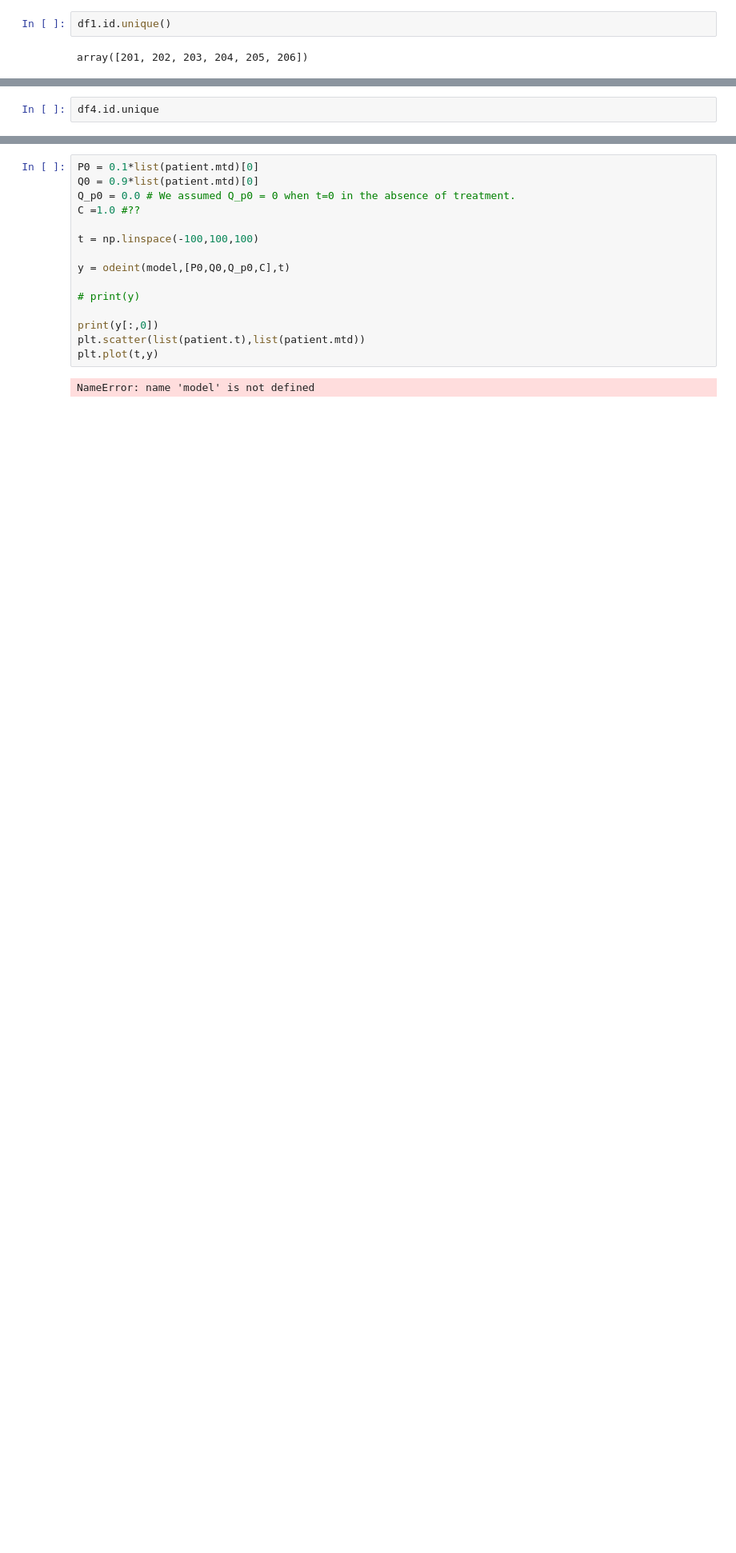
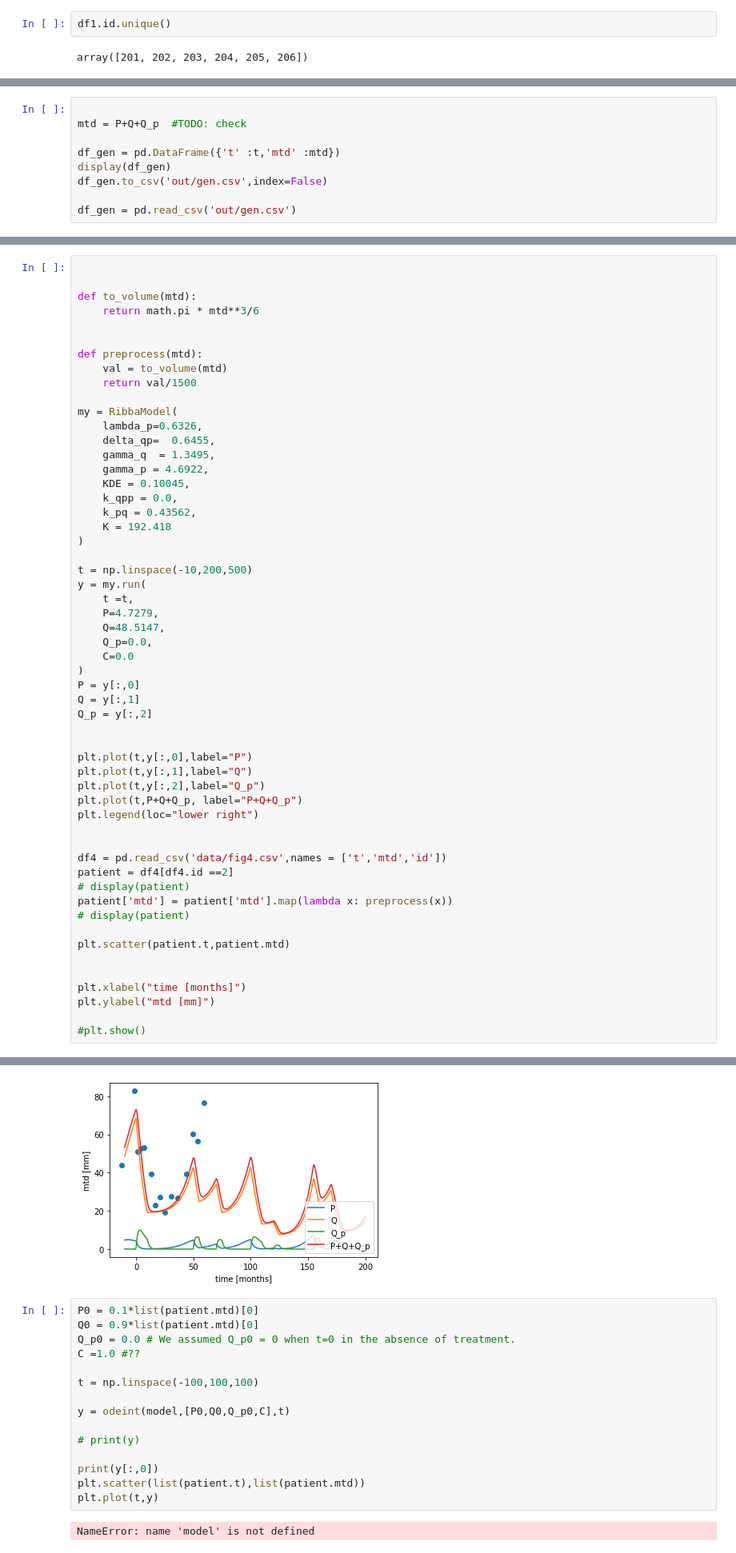
Before and after one commit to sgrzegorz/CancerTherapyPrediction, a Jupyter notebook: model.ipynb, the cells around one changed output, grey strips where cells are left out. Shown at 80% size. Drawn from its saved outputs; the diff is of its cells as text; blank space fills up the shorter version.

```diff
--- a/model.ipynb
+++ b/model.ipynb
@@ -166,3 +165,10 @@ plt.show()
 # %%
-df4.id.unique
+
+mtd = P+Q+Q_p  #TODO: check
+
+df_gen = pd.DataFrame({'t' :t,'mtd' :mtd})
+display(df_gen)
+df_gen.to_csv('out/gen.csv',index=False)
+
+df_gen = pd.read_csv('out/gen.csv')
 # %% [output]
@@ -180,0 +245,56 @@ Name: id, Length: 84, dtype: int64>
+# %%
+
+
+def to_volume(mtd):
+    return math.pi * mtd**3/6
+
+
+def preprocess(mtd):
+    val = to_volume(mtd)
+    return val/1500
+
+my = RibbaModel(
+    lambda_p=0.6326,
+    delta_qp=  0.6455,
+    gamma_q  = 1.3495,
+    gamma_p = 4.6922,
+    KDE = 0.10045,
+    k_qpp = 0.0,
+    k_pq = 0.43562,
+    K = 192.418
+)
+
+t = np.linspace(-10,200,500)
+y = my.run(
+    t =t,
+    P=4.7279,
+    Q=48.5147,
+    Q_p=0.0,
+    C=0.0
+)
+P = y[:,0]
+Q = y[:,1]
+Q_p = y[:,2]
+
+
+plt.plot(t,y[:,0],label="P")
+plt.plot(t,y[:,1],label="Q")
+plt.plot(t,y[:,2],label="Q_p")
+plt.plot(t,P+Q+Q_p, label="P+Q+Q_p")
+plt.legend(loc="lower right")
+
+
+df4 = pd.read_csv('data/fig4.csv',names = ['t','mtd','id'])
+patient = df4[df4.id ==2]
+# display(patient)
+patient['mtd'] = patient['mtd'].map(lambda x: preprocess(x))
+# display(patient)
+
+plt.scatter(patient.t,patient.mtd)
+
+
+plt.xlabel("time [months]")
+plt.ylabel("mtd [mm]")
+
+#plt.show()
+# %% [output]
@@ -181,3 +302,4 @@ Name: id, Length: 84, dtype: int64>
+[figure, added]
 # %%
 P0 = 0.1*list(patient.mtd)[0]
 Q0 = 0.9*list(patient.mtd)[0]
```
Also changed, not shown: parts of 11 cells of this notebook, 1 other file.
